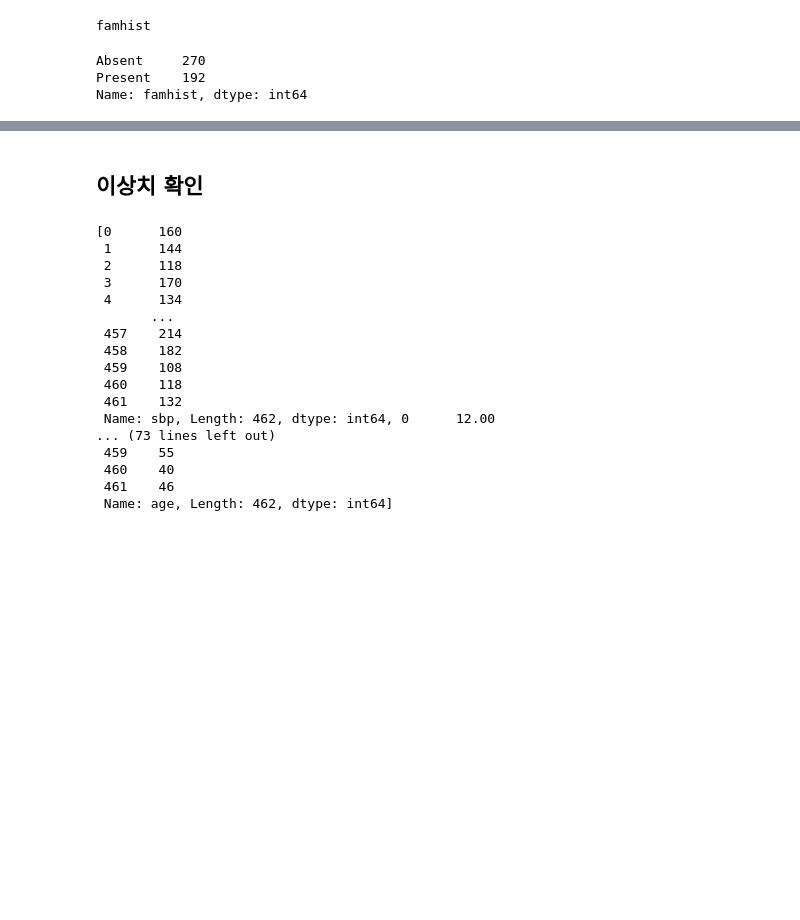
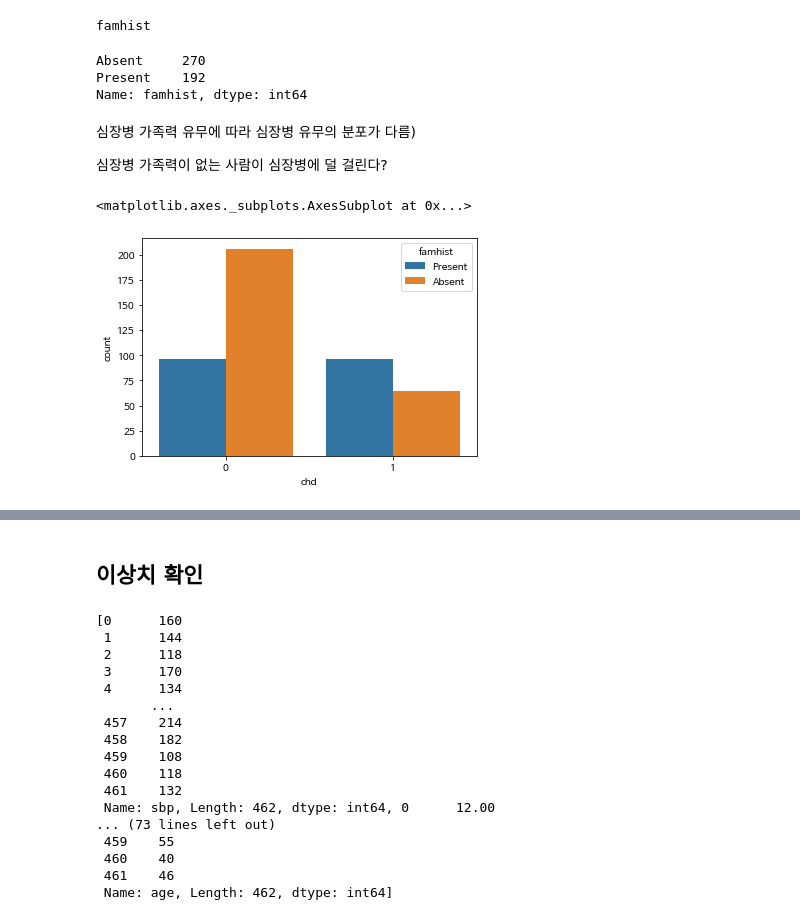
Before and after one commit to haenoya/AIproject, a Jupyter notebook: 데이터마이닝.ipynb, the cells around one changed output, grey strips where cells are left out. Cells and saved outputs as stored; diff of their text form; code cells hidden in the pictures; blank space fills up the shorter version.

```diff
--- a/데이터마이닝.ipynb
+++ b/데이터마이닝.ipynb
@@ -202,3 +209,12 @@ famhist
 Absent     270
 Present    192
 Name: famhist, dtype: int64
+# %% [markdown]
+심장병 가족력 유무에 따라 심장병 유무의 분포가 다름)
+
+심장병 가족력이 없는 사람이 심장병에 덜 걸린다?
+# %%
+sns.countplot(data = heart, x = 'chd', hue = 'famhist')
+# %% [output]
+<matplotlib.axes._subplots.AxesSubplot at 0x...>
+[figure, added]
```
Also changed, not shown: parts of 23 cells of this notebook.
